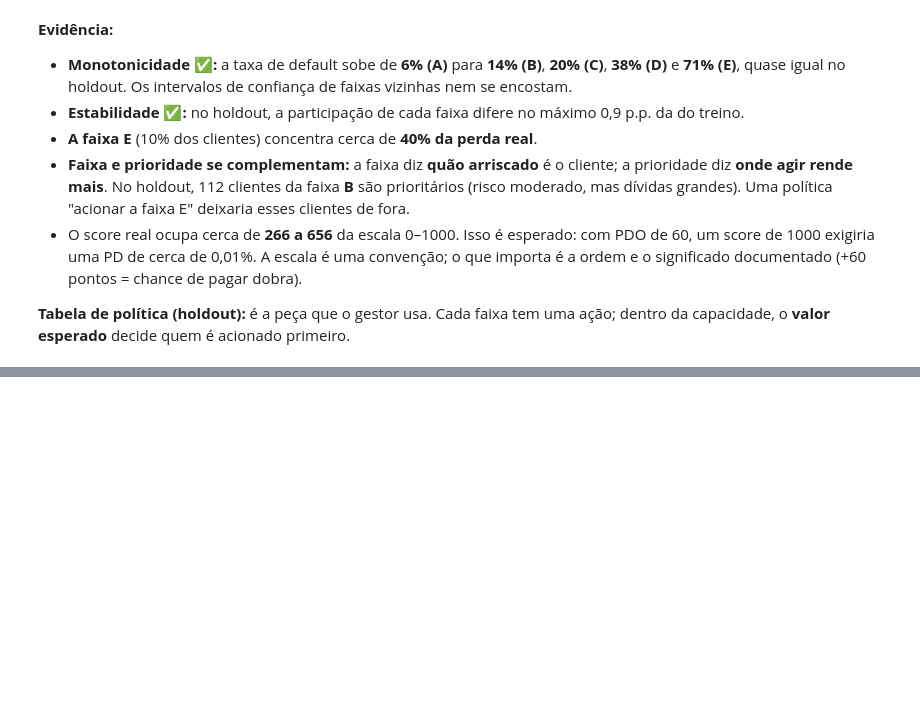
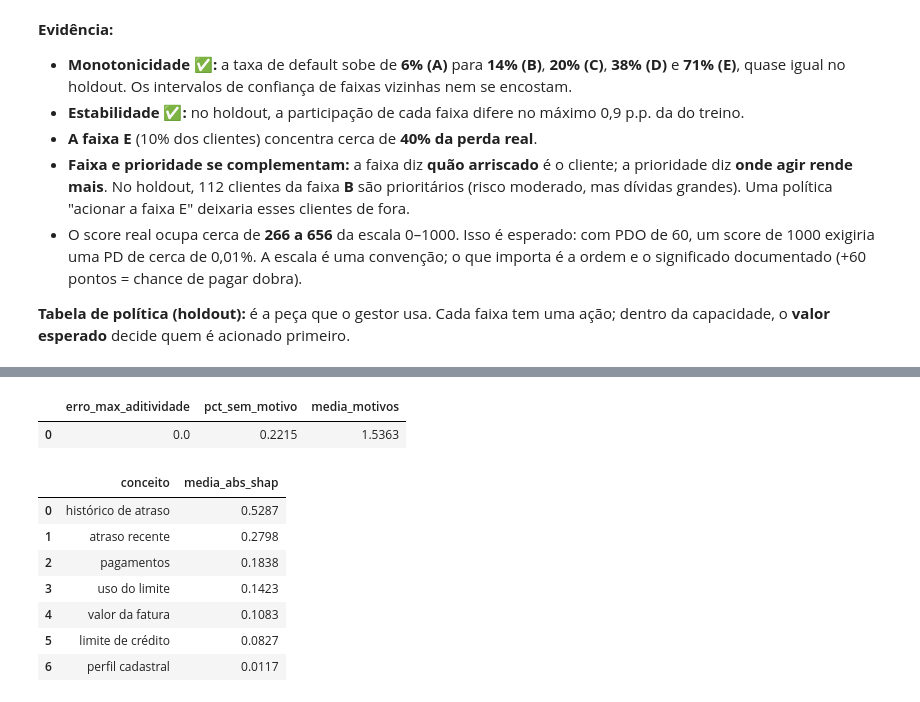
Before and after one commit to RToyoyama/credit-risk-semantix, a Jupyter notebook: notebooks/03_modelagem_e_decisao.ipynb, the cells around one changed output, grey strips where cells are left out. Saved outputs shown, nothing was run; the diff lists cells and outputs as text; code cells hidden in the pictures; blank space fills up the shorter version.

```diff
--- a/notebooks/03_modelagem_e_decisao.ipynb
+++ b/notebooks/03_modelagem_e_decisao.ipynb
@@ -1312,0 +1327,21 @@ policy_table
+# %%
+if RERUN_EXPERIMENTS:
+    from credit_risk.experiments import reasons_experiment
+
+    reasons_experiment()
+r_sum = pd.read_csv(config.REPORTS_DIR / "reasons_summary.csv")
+r_imp = pd.read_csv(config.REPORTS_DIR / "reasons_concept_importance.csv")
+r_band = pd.read_csv(config.REPORTS_DIR / "reasons_by_band.csv")
+display(r_sum.round(4))
+r_imp.round(4)
+# %% [output]
+|  | erro_max_aditividade | pct_sem_motivo | media_motivos |
+| 0 | 0.0 | 0.2215 | 1.5363 |
+|  | conceito | media_abs_shap |
+| 0 | histórico de atraso | 0.5287 |
+| 1 | atraso recente | 0.2798 |
+| 2 | pagamentos | 0.1838 |
+| 3 | uso do limite | 0.1423 |
+| 4 | valor da fatura | 0.1083 |
+| 5 | limite de crédito | 0.0827 |
+| 6 | perfil cadastral | 0.0117 |
```
Also changed, not shown: parts of 4 cells of this notebook, 13 other files.
